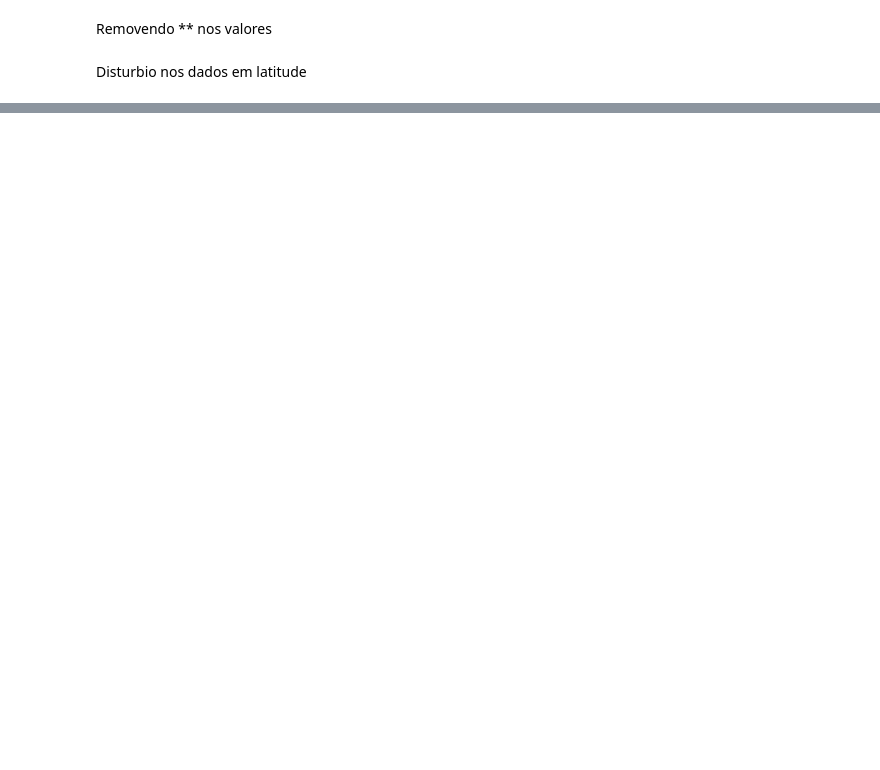
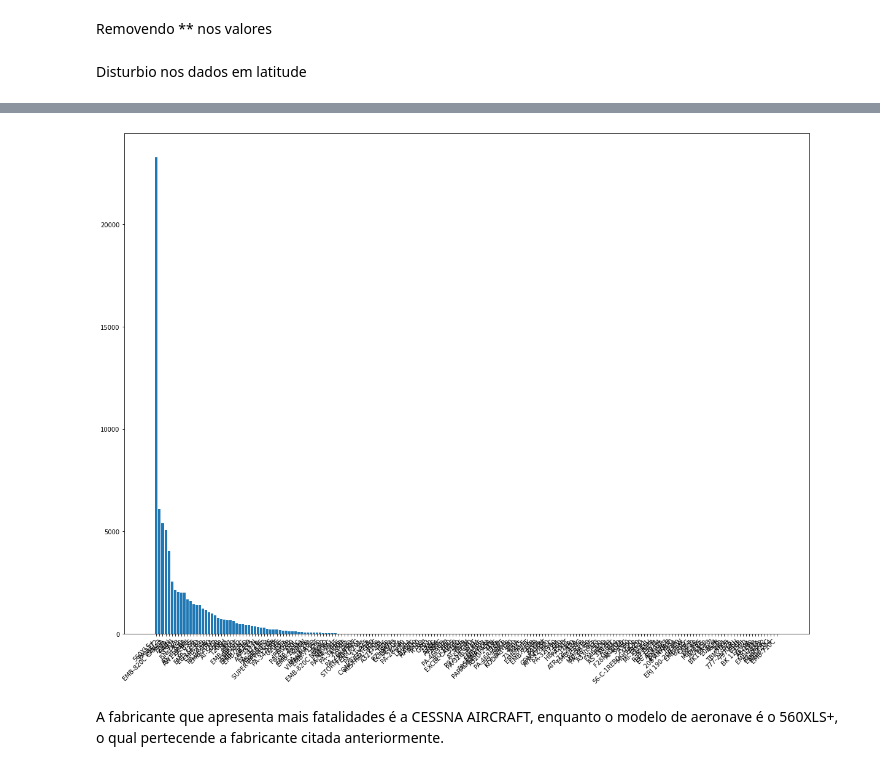
Before and after one commit to souza10v/Data-Science-Portfolio, a Jupyter notebook: Análise Exploratoria de Dados/Ocorrências Aviação/Ocorrencia Aviacao.ipynb, the cells around one changed output, grey strips where cells are left out. Saved outputs shown, nothing was run; the diff lists cells and outputs as text; code cells hidden in the pictures; blank space fills up the shorter version.

```diff
--- a/Análise Exploratoria de Dados/Ocorrências Aviação/Ocorrencia Aviacao.ipynb
+++ b/Análise Exploratoria de Dados/Ocorrências Aviação/Ocorrencia Aviacao.ipynb
@@ -293,0 +507,8 @@ df_merge.plot(kind="scatter", x='ocorrencia_longitude', y='ocorrencia_latitude',
+# %%
+plt.figure(figsize = (20,15))
+plt.bar(df_mortes_modelo.sort_values(by='mortes_modelo', ascending=False).aeronave_modelo, df_mortes_modelo.sort_values(by='mortes_modelo', ascending=False).mortes_modelo)
+plt.xticks(rotation=45, ha='right');
+# %% [output]
+[figure, added]
+# %% [markdown]
+A fabricante que apresenta mais fatalidades é a CESSNA AIRCRAFT, enquanto o modelo de aeronave é o 560XLS+, o qual pertecende a fabricante citada anteriormente.
```
Also changed, not shown: parts of 34 cells of this notebook.
